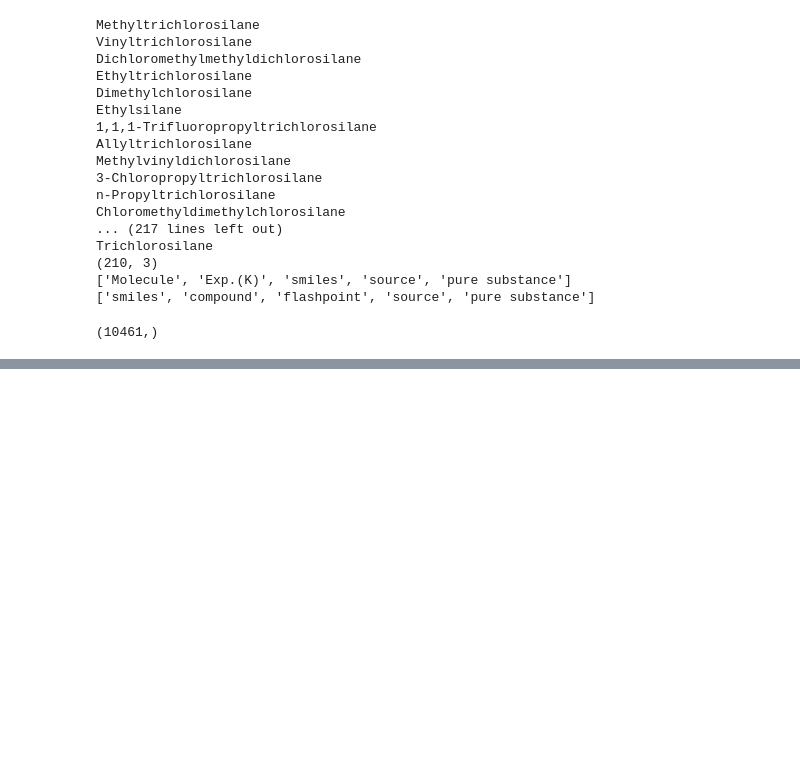
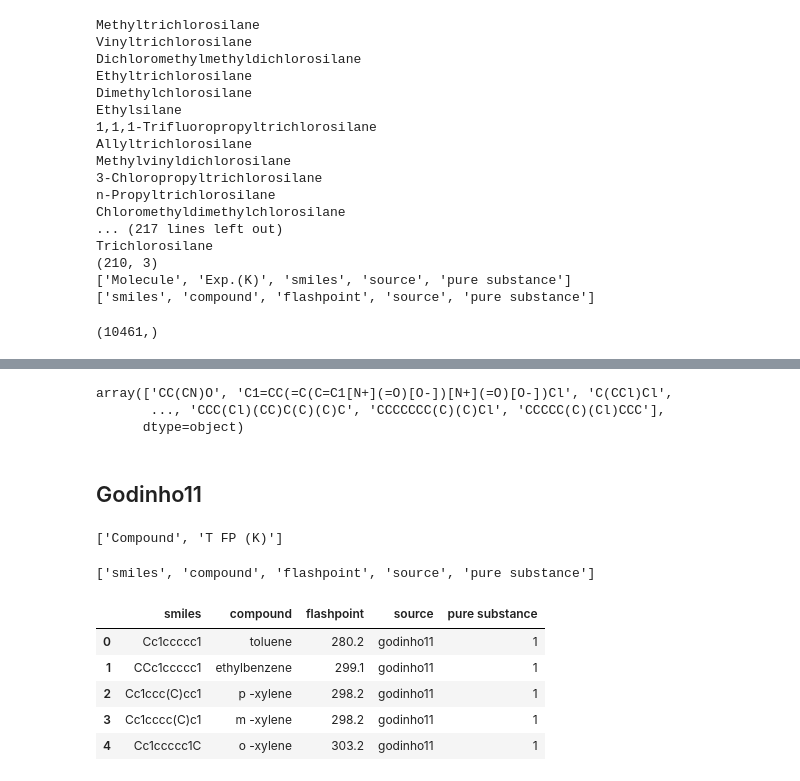
Before and after one commit to nkrakauer/moleprop, a Jupyter notebook: notebooks/Integrated Dataset First Copy.ipynb, the cells around one changed output, grey strips where cells are left out. Cells and saved outputs as stored; diff of their text form; code cells hidden in the pictures; blank space fills up the shorter version.

Commit message:
updated data and data cleaning notebooks

```diff
--- a/notebooks/Integrated Dataset First Copy.ipynb
+++ b/notebooks/Integrated Dataset First Copy.ipynb
@@ -447,0 +581,34 @@ integrated_data.to_csv('../data/integrated_dataset.csv', index=False)
+# %%
+integrated_data['smiles'].unique()
+# %% [output]
+array(['CC(CN)O', 'C1=CC(=C(C=C1[N+](=O)[O-])[N+](=O)[O-])Cl', 'C(CCl)Cl',
+       ..., 'CCC(Cl)(CC)C(C)(C)C', 'CCCCCCC(C)(C)Cl', 'CCCCC(C)(Cl)CCC'],
+      dtype=object)
+# %% [markdown]
+## Godinho11
+# %%
+#godinho = pd.read_csv('../data/godinho11.csv')
+#integrated_dataset = pd.read_csv('../data/integrated_dataset.csv')
+integrated_dataset['smiles'].unique().shape
+list(godinho)
+# %% [output]
+['Compound', 'T FP (K)']
+# %%
+godinho['smiles'] = godinho['Compound'].apply(get_smiles)
+# %%
+godinho['source'] = 'godinho11'
+godinho['pure substance'] = 1
+godinho.rename(index=str, columns={'Compound' : 'compound', 'T FP (K)' : 'flashpoint'}, inplace=True)
+godinho = godinho[['smiles', 'compound', 'flashpoint', 'source', 'pure substance']]
+list(godinho)
+# %% [output]
+['smiles', 'compound', 'flashpoint', 'source', 'pure substance']
+# %%
+godinho.head()
+# %% [output]
+|  | smiles | compound | flashpoint | source | pure substance |
+| 0 | Cc1ccccc1 | toluene | 280.2 | godinho11 | 1 |
+| 1 | CCc1ccccc1 | ethylbenzene | 299.1 | godinho11 | 1 |
+| 2 | Cc1ccc(C)cc1 | p -xylene | 298.2 | godinho11 | 1 |
+| 3 | Cc1cccc(C)c1 | m -xylene | 298.2 | godinho11 | 1 |
+| 4 | Cc1ccccc1C | o -xylene | 303.2 | godinho11 | 1 |
```
Also changed, not shown: parts of 27 cells of this notebook, 4 other files.
